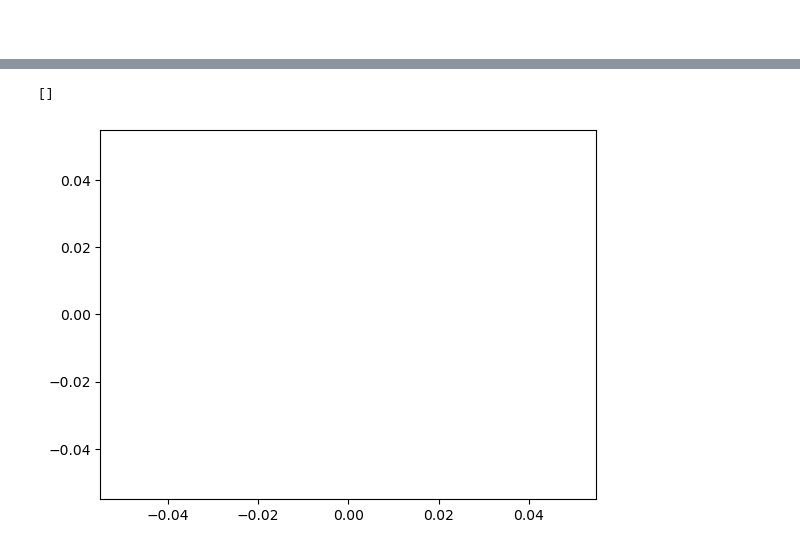
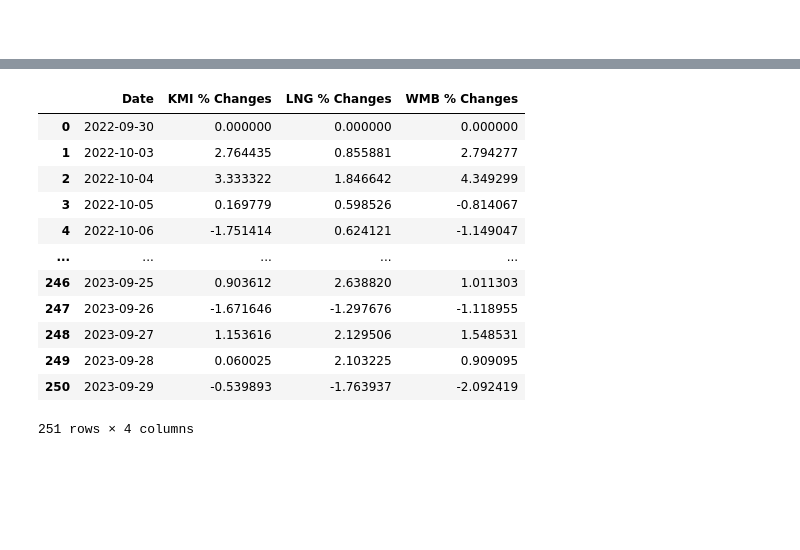
Before and after one commit to Glowary/project_1, a Jupyter notebook: Stock project.ipynb, the cells around one changed output, grey strips where cells are left out. Cells and saved outputs as stored; diff of their text form; code cells hidden in the pictures; blank space fills up the shorter version.

```diff
--- a/Stock project.ipynb
+++ b/Stock project.ipynb
@@ -128,8 +128,3 @@ top_close
 | 2023-09-28 | 16.670000 | 168.940002 | 34.410000 |
 | 2023-09-29 | 16.580000 | 165.960007 | 33.689999 |
 251 rows × 3 columns
-# %%
-plt.plot()
-# %% [output]
-[]
-[figure, removed]
@@ -135,0 +143,21 @@ plt.plot()
+# %%
+pct_changes_df = pd.DataFrame({'KMI % Changes': daily_kmi,
+                              'LNG % Changes': daily_lng,
+                              'WMB % Changes': daily_wmb})
+pct_changes_df = pct_changes_df.fillna(0)
+pct_changes_df = pct_changes_df.reset_index()
+pct_changes_df
+# %% [output]
+|  | Date | KMI % Changes | LNG % Changes | WMB % Changes |
+| 0 | 2022-09-30 | 0.000000 | 0.000000 | 0.000000 |
+| 1 | 2022-10-03 | 2.764435 | 0.855881 | 2.794277 |
+| 2 | 2022-10-04 | 3.333322 | 1.846642 | 4.349299 |
+| 3 | 2022-10-05 | 0.169779 | 0.598526 | -0.814067 |
+| 4 | 2022-10-06 | -1.751414 | 0.624121 | -1.149047 |
+| ... | ... | ... | ... | ... |
+| 246 | 2023-09-25 | 0.903612 | 2.638820 | 1.011303 |
+| 247 | 2023-09-26 | -1.671646 | -1.297676 | -1.118955 |
+| 248 | 2023-09-27 | 1.153616 | 2.129506 | 1.548531 |
+| 249 | 2023-09-28 | 0.060025 | 2.103225 | 0.909095 |
+| 250 | 2023-09-29 | -0.539893 | -1.763937 | -2.092419 |
+251 rows × 4 columns
```
Also changed, not shown: parts of 5 cells of this notebook.
